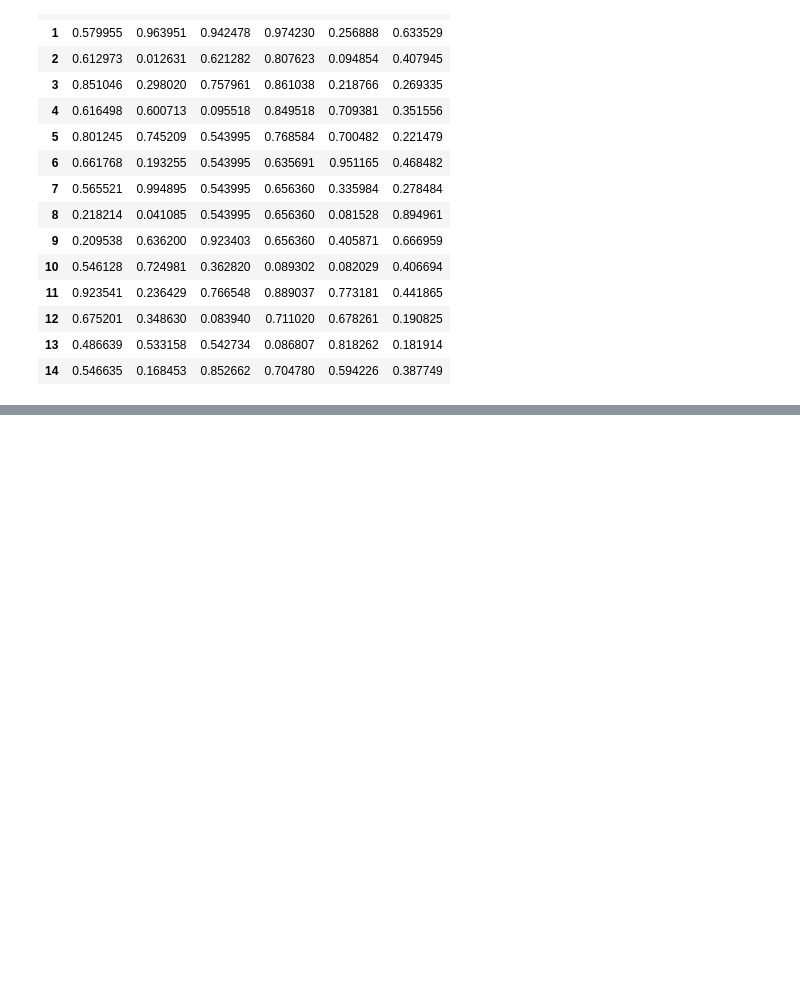
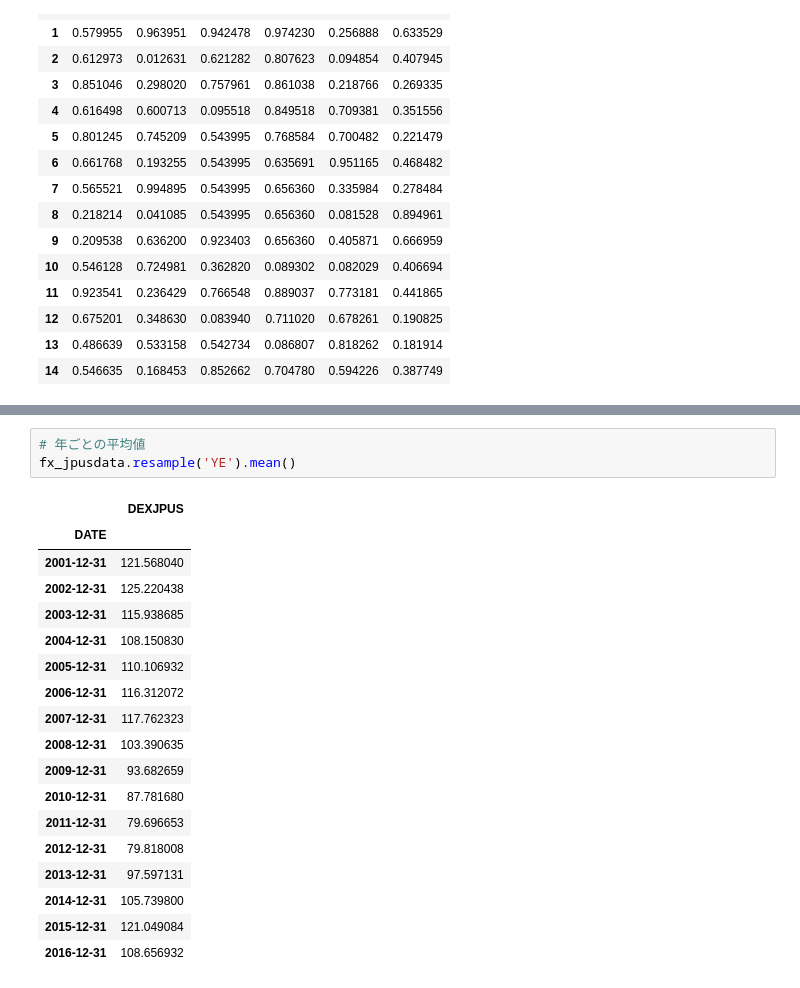
Before and after one commit to bossagyu/data-scientist-training-course, a Jupyter notebook: src/chapter6/chapter6.ipynb, the cells around one changed output, grey strips where cells are left out. Drawn from its saved outputs; the diff is of its cells as text; blank space fills up the shorter version.

```diff
--- a/src/chapter6/chapter6.ipynb
+++ b/src/chapter6/chapter6.ipynb
@@ -874,0 +956,22 @@ df2.fillna(df2.mean())  # 各カラムの平均値で欠損値を埋める
+# %%
+# 年ごとの平均値
+fx_jpusdata.resample('YE').mean()
+# %% [output]
+|  | DEXJPUS |
+| DATE |  |
+| 2001-12-31 | 121.568040 |
+| 2002-12-31 | 125.220438 |
+| 2003-12-31 | 115.938685 |
+| 2004-12-31 | 108.150830 |
+| 2005-12-31 | 110.106932 |
+| 2006-12-31 | 116.312072 |
+| 2007-12-31 | 117.762323 |
+| 2008-12-31 | 103.390635 |
+| 2009-12-31 | 93.682659 |
+| 2010-12-31 | 87.781680 |
+| 2011-12-31 | 79.696653 |
+| 2012-12-31 | 79.818008 |
+| 2013-12-31 | 97.597131 |
+| 2014-12-31 | 105.739800 |
+| 2015-12-31 | 121.049084 |
+| 2016-12-31 | 108.656932 |
```
Also changed, not shown: parts of 11 cells of this notebook.
